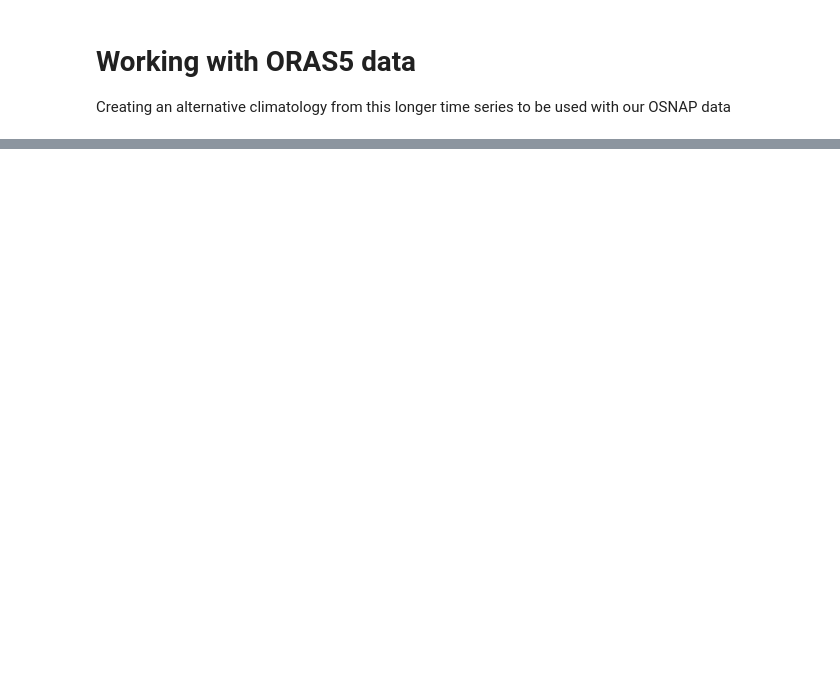
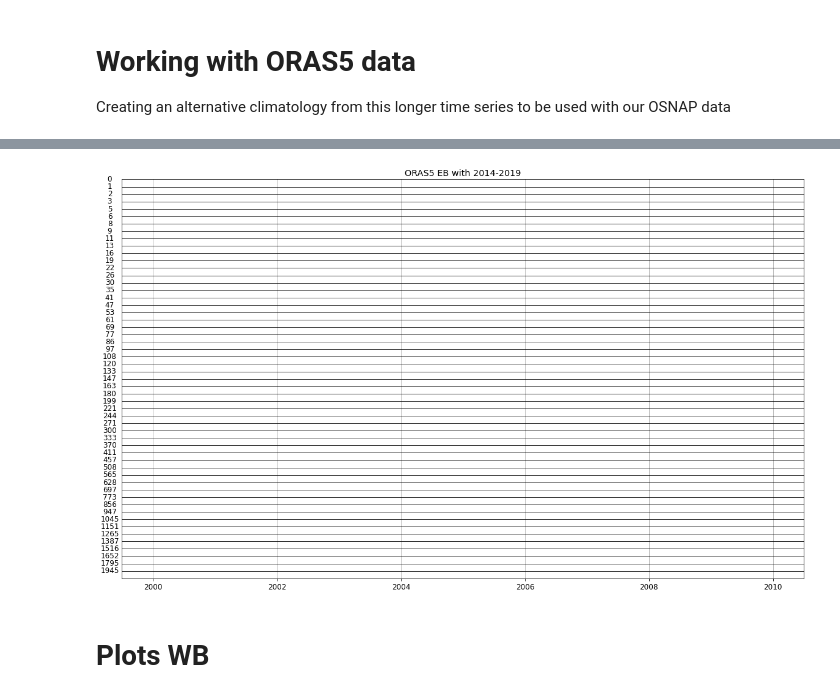
Before and after one commit to Marie-Louise-Korte/Rockall_Trough_MHW, a Jupyter notebook: X_ORAS5_alt_clim.ipynb, the cells around one changed output, grey strips where cells are left out. Saved outputs shown, nothing was run; the diff lists cells and outputs as text; code cells hidden in the pictures; blank space fills up the shorter version.

```diff
--- a/X_ORAS5_alt_clim.ipynb
+++ b/X_ORAS5_alt_clim.ipynb
@@ -135,0 +252,2 @@ clim_EB.to_csv('data/clim_EB.csv',index=False)
+# %%
+oras5_EB_10 = oras5_EB.sel(TIME=slice("2014-01-01","2019-12-31"))
@@ -135,0 +256,2 @@ clim_EB.to_csv('data/clim_EB.csv',index=False)
+# %%
+ora_EB_10 = DICT_func(oras5_EB_10, depth_EB, climP=[2014.0, 2019.0])
@@ -135,0 +275,13 @@ clim_EB.to_csv('data/clim_EB.csv',index=False)
+# %%
+title = 'ORAS5 EB with 2014-2019'
+fig, ax=plt.subplots((len(depth_EB)),1, sharex=True, figsize = (20,12));
+fig.subplots_adjust(hspace=0)
+fig.tight_layout()
+for i,n in enumerate(depth_EB):
+    OV_stacked_ax_events(ora_EB_10, n, i);
+    if n == 0:
+        ax[i].set_title(title);
+# %% [output]
+[figure, added]
+# %% [markdown]
+# Plots WB
```
Also changed, not shown: parts of 31 cells of this notebook.
